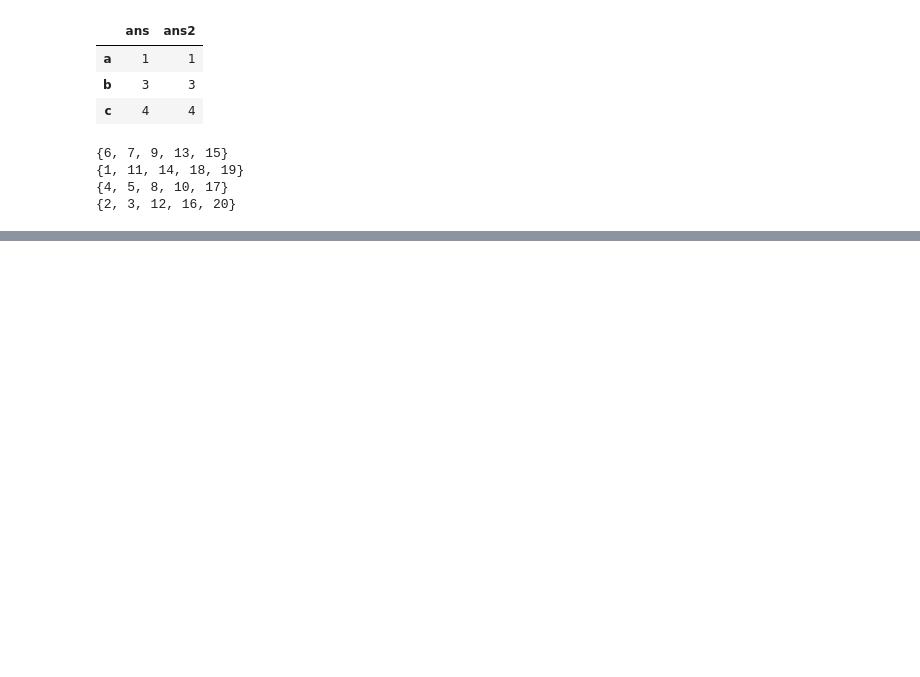
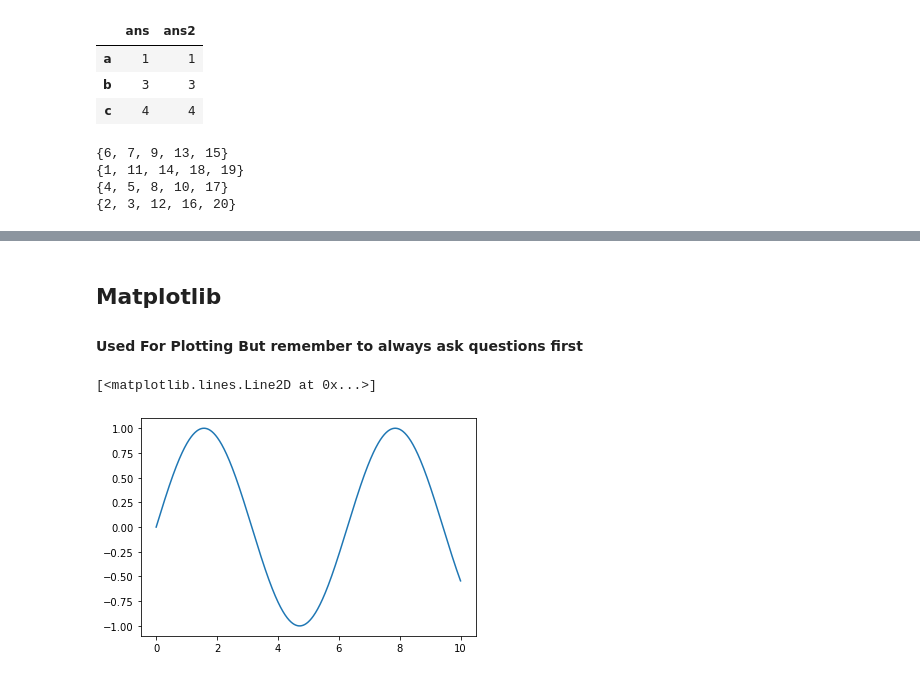
Before and after one commit to Xwyzworms/Data-Science-Machine-Learning-Theory-Projects-A-Z-90-HOURS, a Jupyter notebook: 1 Python for Data Science and Data Analysis/MasteringDataStructureNumpyPandas.ipynb, the cells around one changed output, grey strips where cells are left out. Drawn from its saved outputs; the diff is of its cells as text; code cells hidden in the pictures; blank space fills up the shorter version.

```diff
--- a/1 Python for Data Science and Data Analysis/MasteringDataStructureNumpyPandas.ipynb
+++ b/1 Python for Data Science and Data Analysis/MasteringDataStructureNumpyPandas.ipynb
@@ -517,0 +637,13 @@ kl
+# %% [markdown]
+## Matplotlib
+#### Used For Plotting But remember to always ask questions first
+# %%
+import numpy as np
+import matplotlib.pyplot as plt
+x = np.linspace(0,10,1000)
+y = np.sin(x)
+# %%
+plt.plot(x,y)
+# %% [output]
+[<matplotlib.lines.Line2D at 0x...>]
+[figure, added]
```
Also changed, not shown: parts of 22 cells of this notebook, 1 other file.
